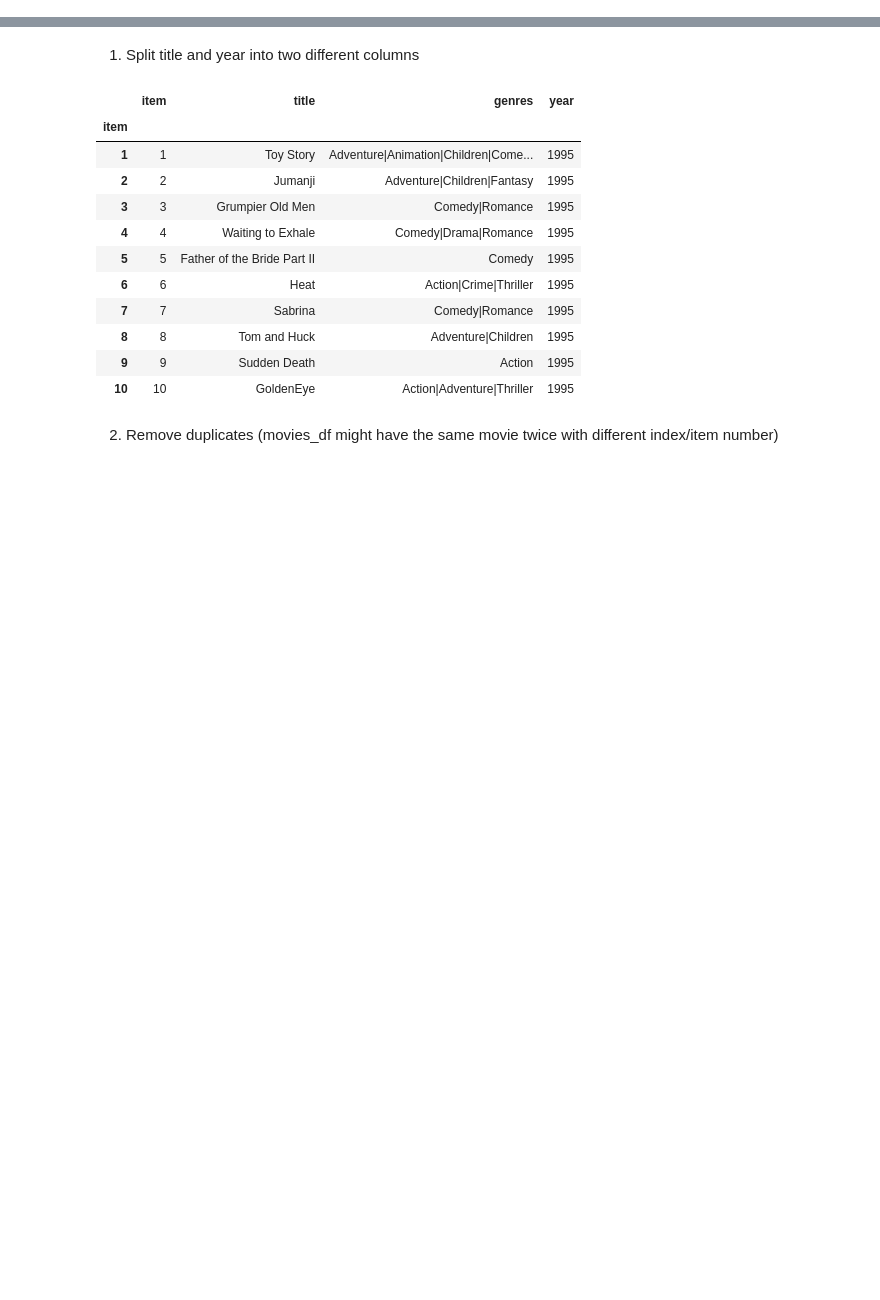
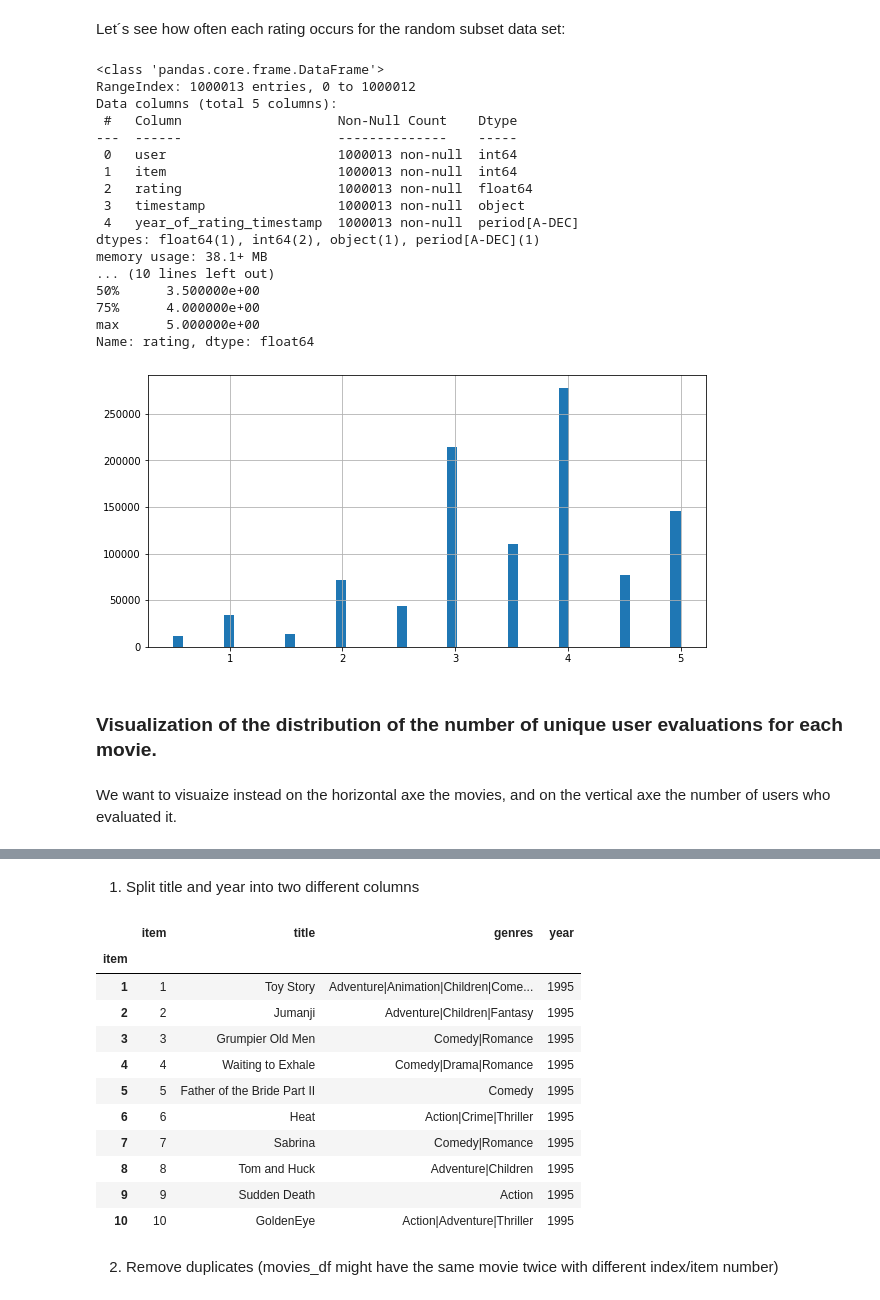
Before and after one commit to csotogd/Recommender-System-santa-claus, a Jupyter notebook: RS project.ipynb, the cells around one changed output, grey strips where cells are left out. Cells and saved outputs as stored; diff of their text form; code cells hidden in the pictures; blank space fills up the shorter version.

```diff
--- a/RS project.ipynb
+++ b/RS project.ipynb
@@ -127,0 +258,33 @@ None
+# %% [markdown]
+Let´s see how often each rating occurs for the random subset data set:
+# %%
+subset_ratings_df_random['rating'].hist(bins = 50, figsize=(10, 5))
+print(subset_ratings_df_random.info())
+print('number of users: ',len(subset_ratings_df_random["user"].unique()))
+print('number of movies: ', len(subset_ratings_df_random["item"].unique()))
+print()
+print('study of ratings')
+print(subset_ratings_df_random.describe()['rating'])
+# %% [output]
+<class 'pandas.core.frame.DataFrame'>
+RangeIndex: 1000013 entries, 0 to 1000012
+Data columns (total 5 columns):
+ #   Column                    Non-Null Count    Dtype
+---  ------                    --------------    -----
+ 0   user                      1000013 non-null  int64
+ 1   item                      1000013 non-null  int64
+ 2   rating                    1000013 non-null  float64
+ 3   timestamp                 1000013 non-null  object
+ 4   year_of_rating_timestamp  1000013 non-null  period[A-DEC]
+dtypes: float64(1), int64(2), object(1), period[A-DEC](1)
+memory usage: 38.1+ MB
+... (10 lines left out)
+50%      3.500000e+00
+75%      4.000000e+00
+max      5.000000e+00
+Name: rating, dtype: float64
+[figure, added]
+# %% [markdown]
+### Visualization of the distribution of the number of unique user evaluations for each movie.
+# %% [markdown]
+We want to visuaize instead on the horizontal axe the movies, and on the vertical axe the number of users who evaluated it.
```
Also changed, not shown: parts of 248 cells of this notebook.
